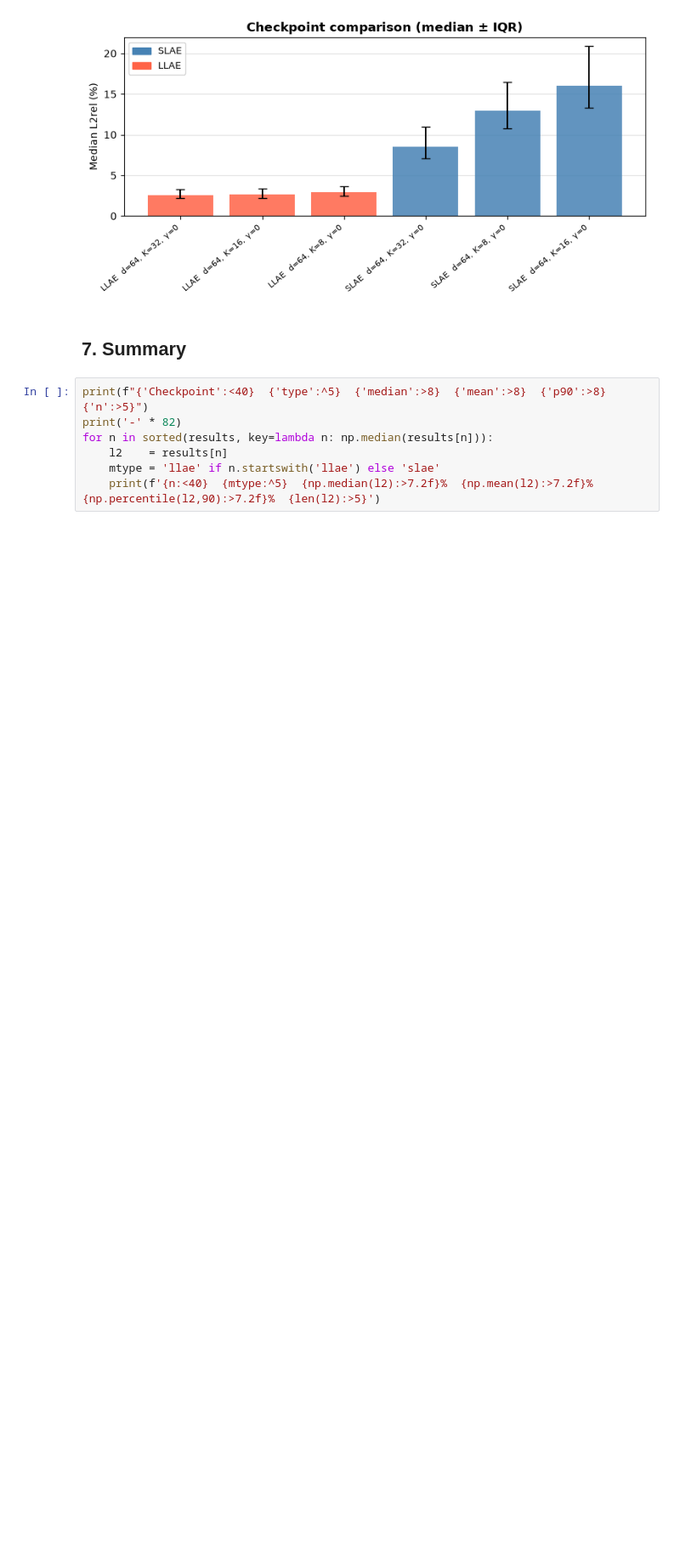
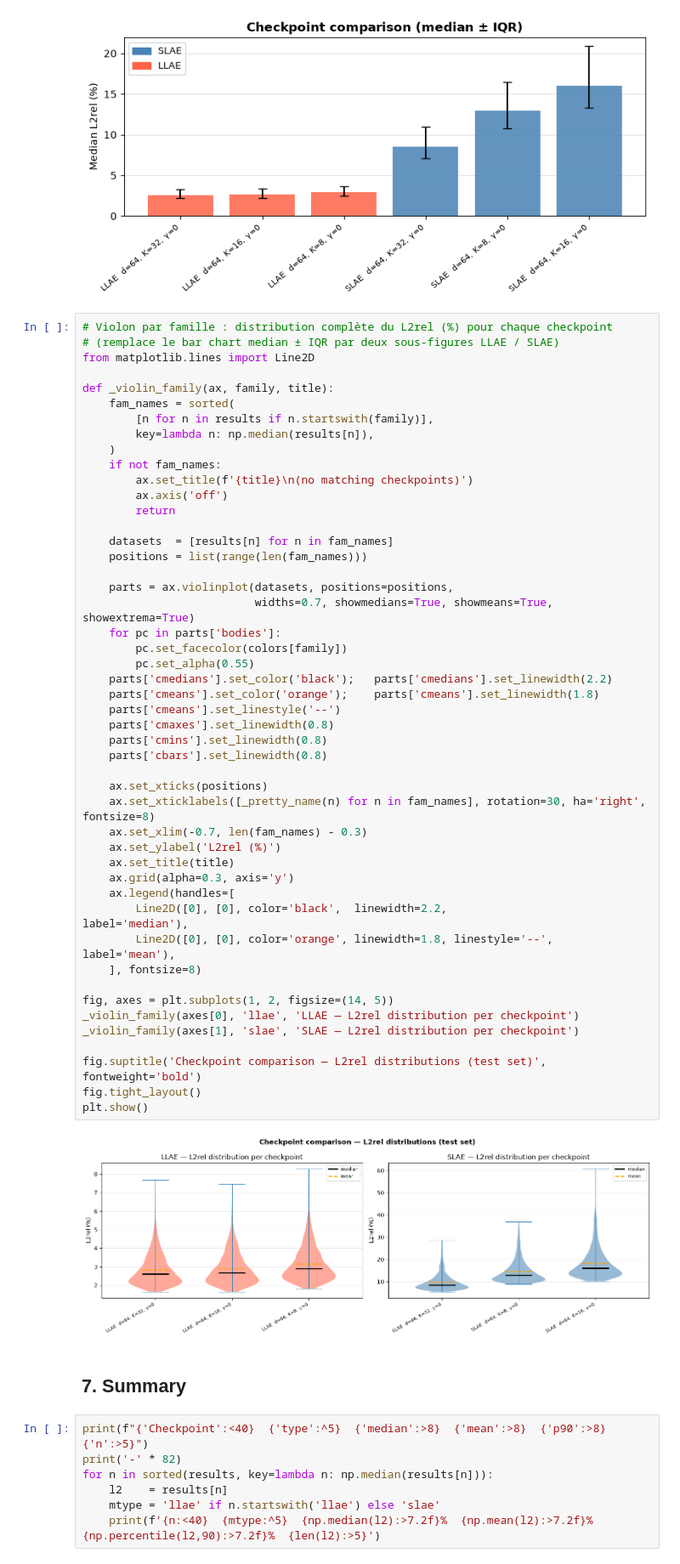
Before and after one commit to keyvanatt/laplace-autoencoders, a Jupyter notebook: notebooks/eval_checkpoints.ipynb, the cells around one changed output. Shown at 85% size. Cells and saved outputs as stored; diff of their text form; blank space fills up the shorter version.

```diff
--- a/notebooks/eval_checkpoints.ipynb
+++ b/notebooks/eval_checkpoints.ipynb
@@ -431,6 +431,56 @@ fig.tight_layout()
 plt.show()
 # %% [output]
 [figure]
+# %%
+# Violon par famille : distribution complète du L2rel (%) pour chaque checkpoint
+# (remplace le bar chart median ± IQR par deux sous-figures LLAE / SLAE)
+from matplotlib.lines import Line2D
+
+def _violin_family(ax, family, title):
+    fam_names = sorted(
+        [n for n in results if n.startswith(family)],
+        key=lambda n: np.median(results[n]),
+    )
+    if not fam_names:
+        ax.set_title(f'{title}\n(no matching checkpoints)')
+        ax.axis('off')
+        return
+
+    datasets  = [results[n] for n in fam_names]
+    positions = list(range(len(fam_names)))
+
+    parts = ax.violinplot(datasets, positions=positions,
+                          widths=0.7, showmedians=True, showmeans=True, showextrema=True)
+    for pc in parts['bodies']:
+        pc.set_facecolor(colors[family])
+        pc.set_alpha(0.55)
+    parts['cmedians'].set_color('black');   parts['cmedians'].set_linewidth(2.2)
+    parts['cmeans'].set_color('orange');    parts['cmeans'].set_linewidth(1.8)
+    parts['cmeans'].set_linestyle('--')
+    parts['cmaxes'].set_linewidth(0.8)
+    parts['cmins'].set_linewidth(0.8)
+    parts['cbars'].set_linewidth(0.8)
+
+    ax.set_xticks(positions)
+    ax.set_xticklabels([_pretty_name(n) for n in fam_names], rotation=30, ha='right', fontsize=8)
+    ax.set_xlim(-0.7, len(fam_names) - 0.3)
+    ax.set_ylabel('L2rel (%)')
+    ax.set_title(title)
+    ax.grid(alpha=0.3, axis='y')
+    ax.legend(handles=[
+        Line2D([0], [0], color='black',  linewidth=2.2,                    label='median'),
+        Line2D([0], [0], color='orange', linewidth=1.8, linestyle='--',    label='mean'),
+    ], fontsize=8)
+
+fig, axes = plt.subplots(1, 2, figsize=(14, 5))
+_violin_family(axes[0], 'llae', 'LLAE — L2rel distribution per checkpoint')
+_violin_family(axes[1], 'slae', 'SLAE — L2rel distribution per checkpoint')
+
+fig.suptitle('Checkpoint comparison — L2rel distributions (test set)', fontweight='bold')
+fig.tight_layout()
+plt.show()
+# %% [output]
+[figure, added]
 # %% [markdown]
 ## 7. Summary
 # %%
```
Also changed, not shown: parts of 1 cell of this notebook, 1 other file.
